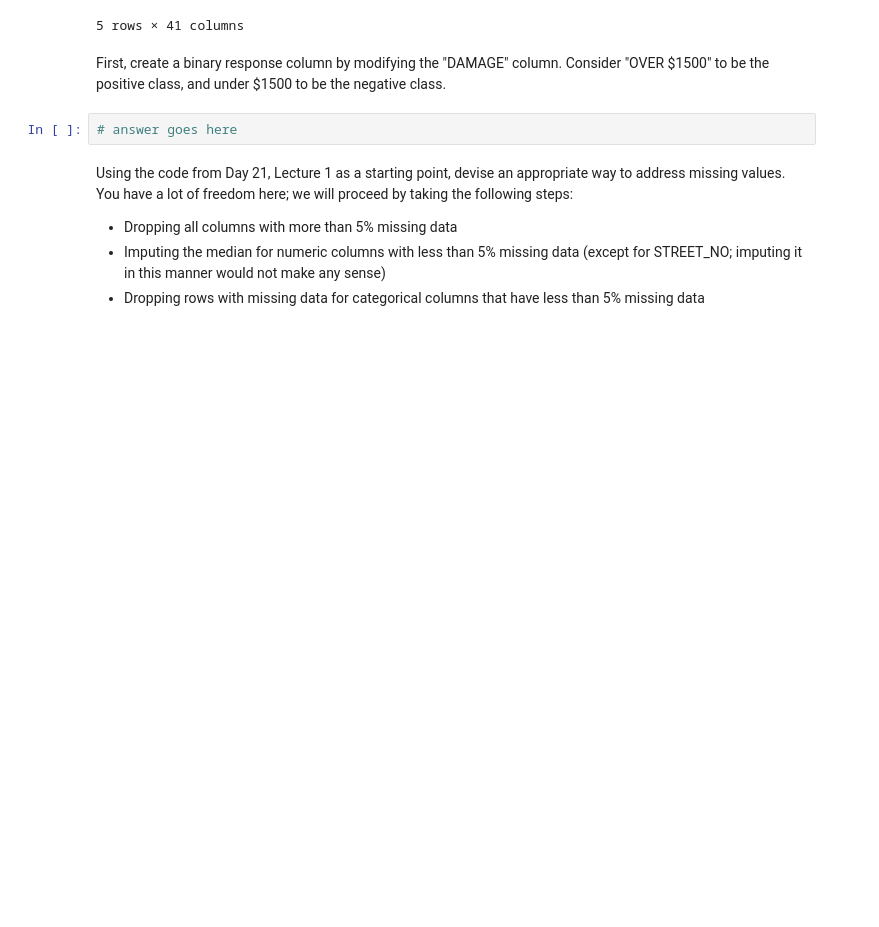
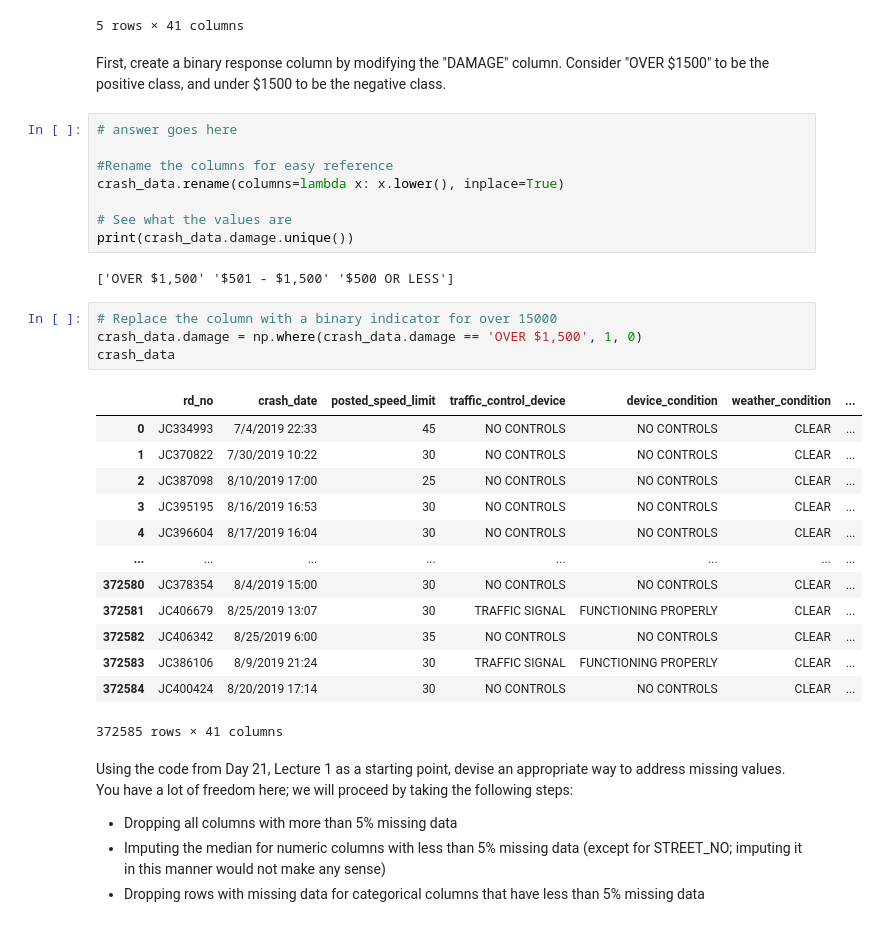
Before and after one commit to thinkful-dsi-cassowary/dsi3_student_pair_work, a Jupyter notebook: Coby/24_02_Day 24 Lecture 2 Assignment.ipynb, the cells around one changed output. Saved outputs shown, nothing was run; the diff lists cells and outputs as text; blank space fills up the shorter version.

```diff
--- a/Coby/24_02_Day 24 Lecture 2 Assignment.ipynb
+++ b/Coby/24_02_Day 24 Lecture 2 Assignment.ipynb
@@ -37,8 +24,34 @@ crash_data.head()
 5 rows × 41 columns
 # %% [markdown]
 First, create a binary response column by modifying the "DAMAGE" column. Consider "OVER \$1500" to be the positive class, and under \$1500 to be the negative class.
-# %%
-# answer goes here
+# %%
+# answer goes here
+
+#Rename the columns for easy reference
+crash_data.rename(columns=lambda x: x.lower(), inplace=True)
+
+# See what the values are
+print(crash_data.damage.unique())
+# %% [output]
+['OVER $1,500' '$501 - $1,500' '$500 OR LESS']
+# %%
+# Replace the column with a binary indicator for over 15000
+crash_data.damage = np.where(crash_data.damage == 'OVER $1,500', 1, 0)
+crash_data
+# %% [output]
+|  | rd_no | crash_date | posted_speed_limit | traffic_control_device | device_condition | weather_condition | ... |
+| 0 | JC334993 | 7/4/2019 22:33 | 45 | NO CONTROLS | NO CONTROLS | CLEAR | ... |
+| 1 | JC370822 | 7/30/2019 10:22 | 30 | NO CONTROLS | NO CONTROLS | CLEAR | ... |
+| 2 | JC387098 | 8/10/2019 17:00 | 25 | NO CONTROLS | NO CONTROLS | CLEAR | ... |
+| 3 | JC395195 | 8/16/2019 16:53 | 30 | NO CONTROLS | NO CONTROLS | CLEAR | ... |
+| 4 | JC396604 | 8/17/2019 16:04 | 30 | NO CONTROLS | NO CONTROLS | CLEAR | ... |
+| ... | ... | ... | ... | ... | ... | ... | ... |
+| 372580 | JC378354 | 8/4/2019 15:00 | 30 | NO CONTROLS | NO CONTROLS | CLEAR | ... |
+| 372581 | JC406679 | 8/25/2019 13:07 | 30 | TRAFFIC SIGNAL | FUNCTIONING PROPERLY | CLEAR | ... |
+| 372582 | JC406342 | 8/25/2019 6:00 | 35 | NO CONTROLS | NO CONTROLS | CLEAR | ... |
+| 372583 | JC386106 | 8/9/2019 21:24 | 30 | TRAFFIC SIGNAL | FUNCTIONING PROPERLY | CLEAR | ... |
+| 372584 | JC400424 | 8/20/2019 17:14 | 30 | NO CONTROLS | NO CONTROLS | CLEAR | ... |
+372585 rows × 41 columns
 # %% [markdown]
 Using the code from Day 21, Lecture 1 as a starting point, devise an appropriate way to address missing values. You have a lot of freedom here; we will proceed by taking the following steps:
 
```
Also changed, not shown: parts of 27 cells of this notebook.
